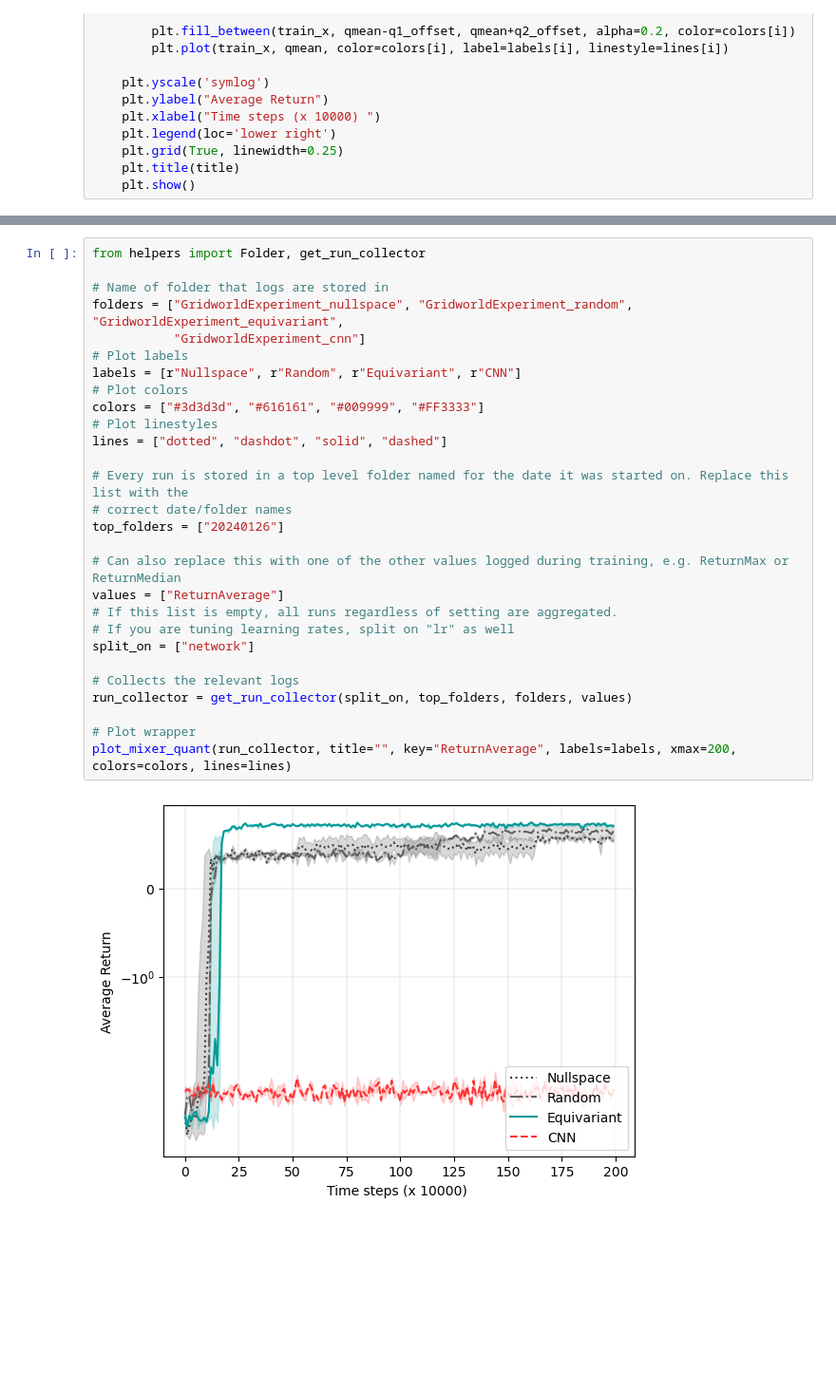
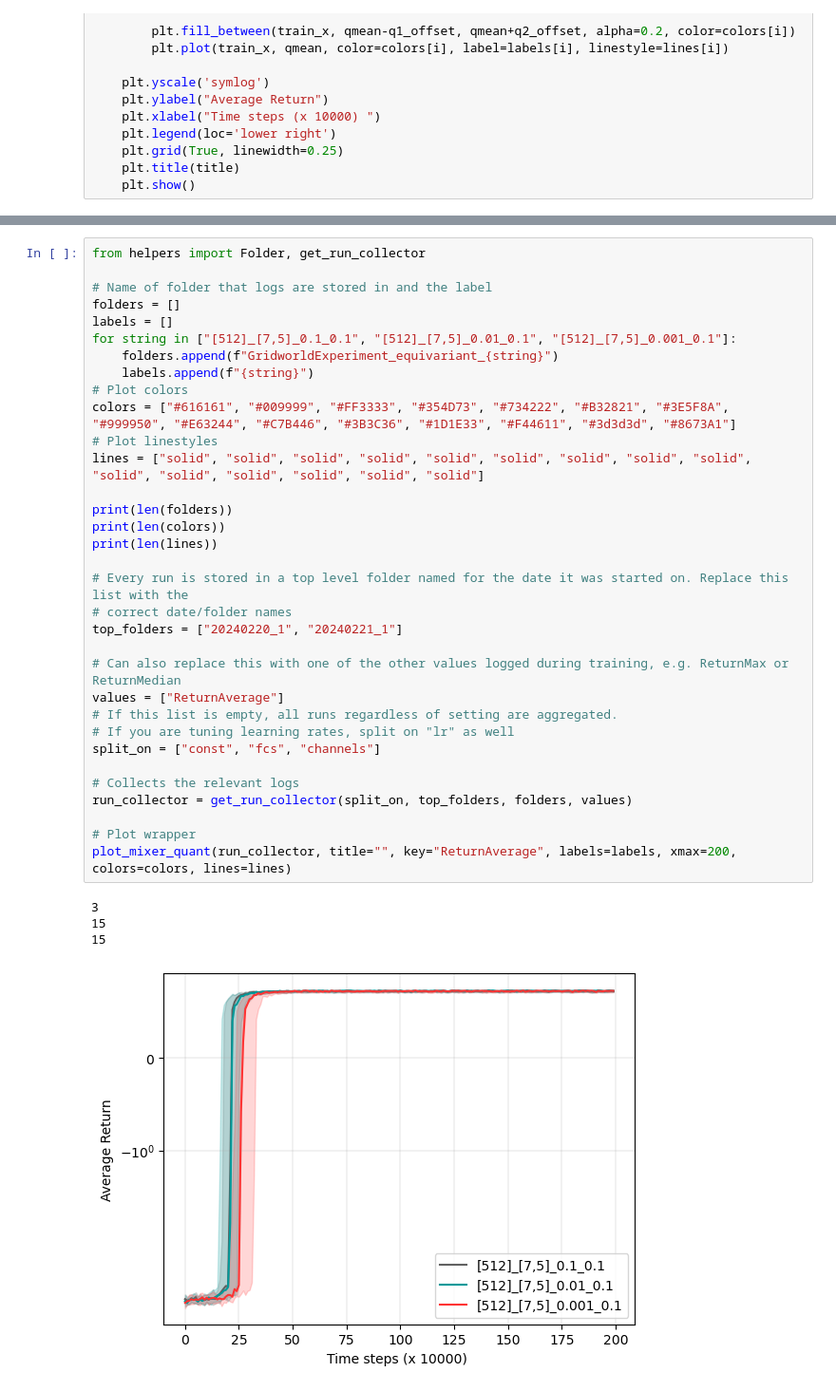
Before and after one commit to codingJang/mdp-homomorphic-networks, a Jupyter notebook: data/local/Grid world.ipynb, the cells around one changed output, grey strips where cells are left out. Shown at 95% size. Cells and saved outputs as stored; diff of their text form; blank space fills up the shorter version.

```diff
--- a/data/local/Grid world.ipynb
+++ b/data/local/Grid world.ipynb
@@ -50,30 +50,38 @@ def get_quant_stats(runs, max_n=None, xmax=None):
 # %%
 from helpers import Folder, get_run_collector
 
-# Name of folder that logs are stored in
-folders = ["GridworldExperiment_nullspace", "GridworldExperiment_random", "GridworldExperiment_equivariant",
-           "GridworldExperiment_cnn"]
-# Plot labels
-labels = [r"Nullspace", r"Random", r"Equivariant", r"CNN"]
+# Name of folder that logs are stored in and the label
+folders = []
+labels = []
+for string in ["[512]_[7,5]_0.1_0.1", "[512]_[7,5]_0.01_0.1", "[512]_[7,5]_0.001_0.1"]:
+    folders.append(f"GridworldExperiment_equivariant_{string}")
+    labels.append(f"{string}")
 # Plot colors
-colors = ["#3d3d3d", "#616161", "#009999", "#FF3333"]
+colors = ["#616161", "#009999", "#FF3333", "#354D73", "#734222", "#B32821", "#3E5F8A", "#999950", "#E63244", "#C7B446", "#3B3C36", "#1D1E33", "#F44611", "#3d3d3d", "#8673A1"]
 # Plot linestyles
-lines = ["dotted", "dashdot", "solid", "dashed"]
+lines = ["solid", "solid", "solid", "solid", "solid", "solid", "solid", "solid", "solid", "solid", "solid", "solid", "solid", "solid", "solid"]
+
+print(len(folders))
+print(len(colors))
+print(len(lines))
 
 # Every run is stored in a top level folder named for the date it was started on. Replace this list with the
 # correct date/folder names
-top_folders = ["20240126"]
+top_folders = ["20240220_1", "20240221_1"]
 
 # Can also replace this with one of the other values logged during training, e.g. ReturnMax or ReturnMedian
 values = ["ReturnAverage"]
 # If this list is empty, all runs regardless of setting are aggregated.
 # If you are tuning learning rates, split on "lr" as well
-split_on = ["network"]
+split_on = ["const", "fcs", "channels"]
 
 # Collects the relevant logs
 run_collector = get_run_collector(split_on, top_folders, folders, values)
 
 # Plot wrapper
 plot_mixer_quant(run_collector, title="", key="ReturnAverage", labels=labels, xmax=200, colors=colors, lines=lines)
 # %% [output]
+3
+15
+15
-[figure, old version]
+[figure, new version]
```
Also changed, not shown: parts of 1 cell of this notebook, 7 other files.
